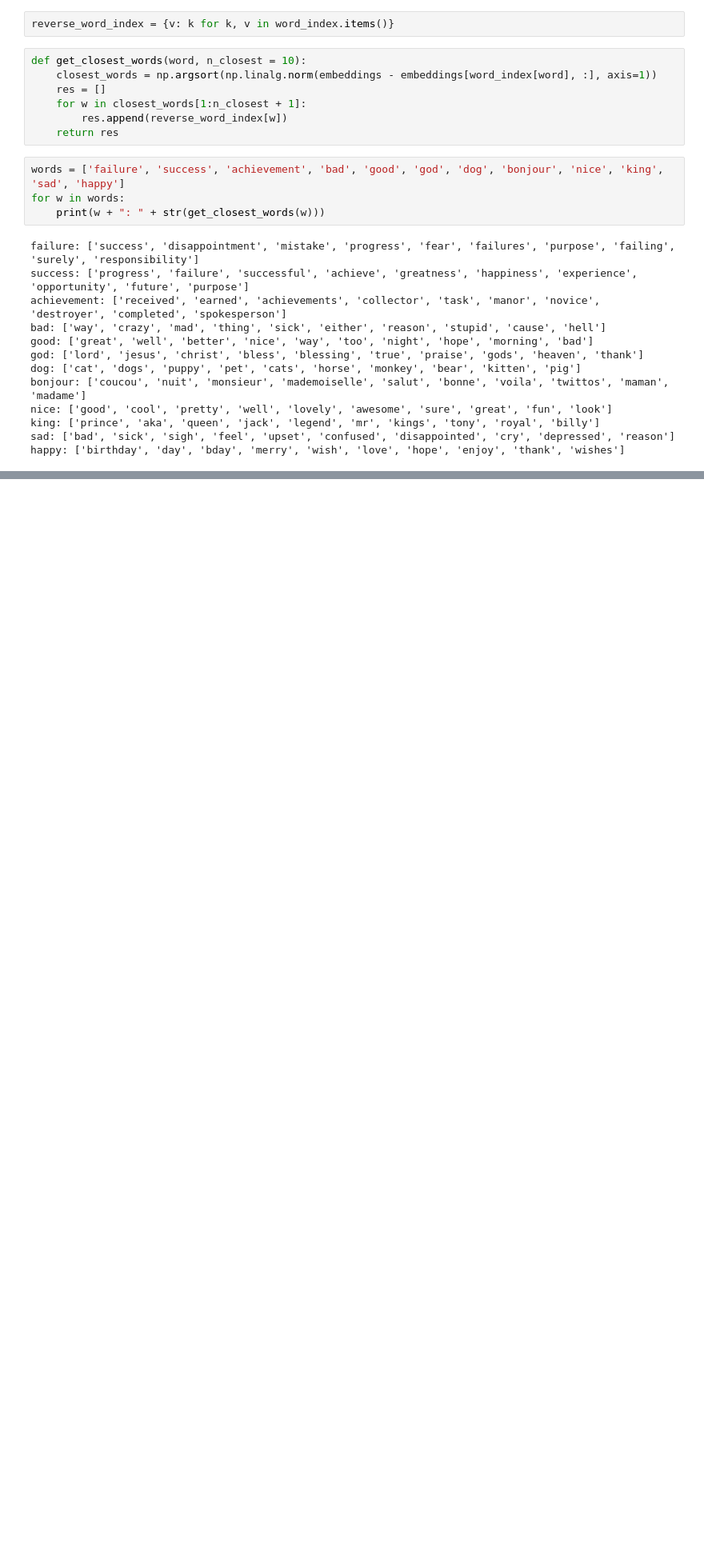
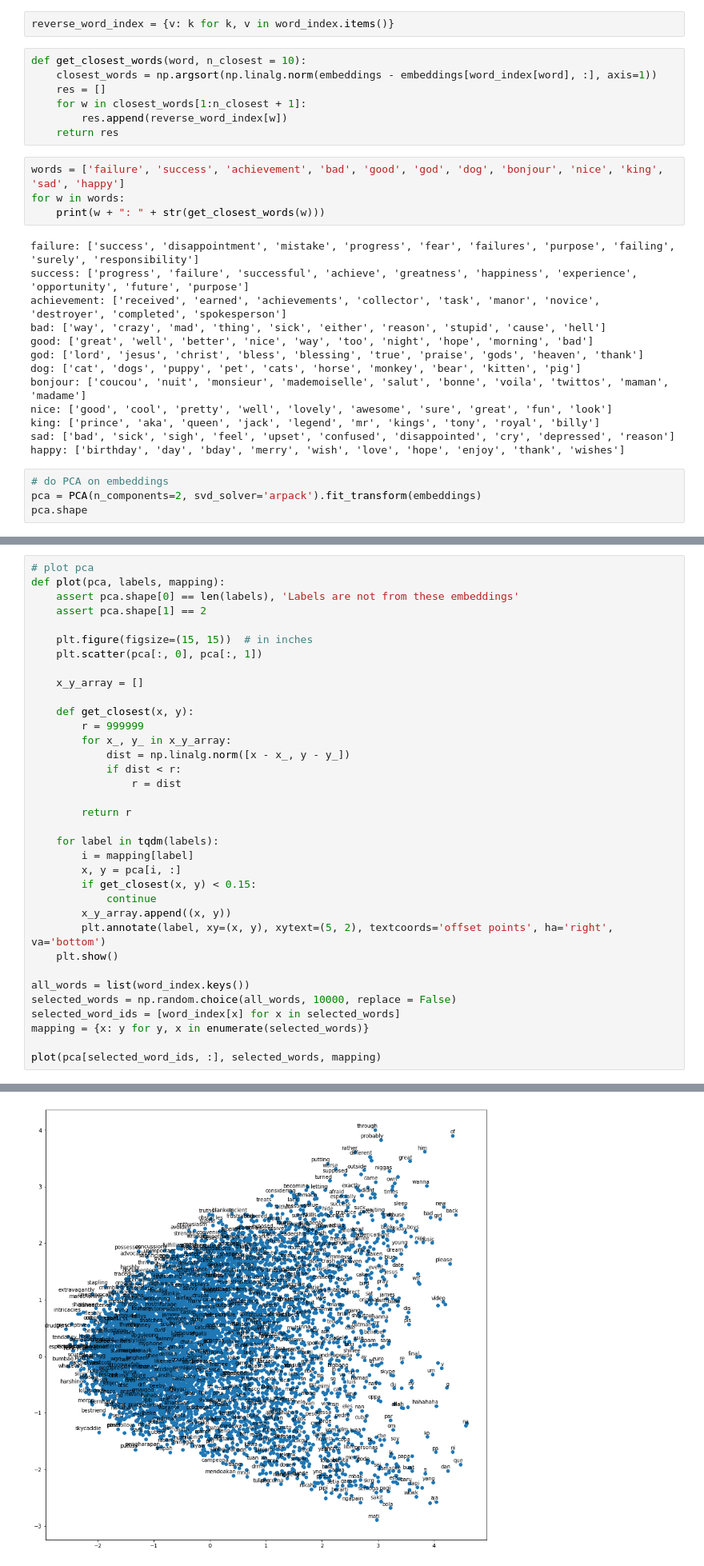
Before and after one commit to EPFLMachineLearningTeamYoor/Project02, a Jupyter notebook: nn/check_embeddings.ipynb, the cells around one changed output, grey strips where cells are left out. Shown: that part at 80% size. Saved outputs shown, nothing was run; the diff lists cells and outputs as text; blank space fills up the shorter version.

Commit message:
Add original glove embeddings PCA plot; Fix #13

```diff
--- a/nn/check_embeddings.ipynb
+++ b/nn/check_embeddings.ipynb
@@ -219,3 +216,7 @@ nice: ['good', 'cool', 'pretty', 'well', 'lovely', 'awesome', 'sure', 'great', '
 king: ['prince', 'aka', 'queen', 'jack', 'legend', 'mr', 'kings', 'tony', 'royal', 'billy']
 sad: ['bad', 'sick', 'sigh', 'feel', 'upset', 'confused', 'disappointed', 'cry', 'depressed', 'reason']
 happy: ['birthday', 'day', 'bday', 'merry', 'wish', 'love', 'hope', 'enjoy', 'thank', 'wishes']
+# %%
+# do PCA on embeddings
+pca = PCA(n_components=2, svd_solver='arpack').fit_transform(embeddings)
+pca.shape
@@ -221,0 +225,36 @@ happy: ['birthday', 'day', 'bday', 'merry', 'wish', 'love', 'hope', 'enjoy', 'th
+# %%
+# plot pca
+def plot(pca, labels, mapping):
+    assert pca.shape[0] == len(labels), 'Labels are not from these embeddings'
+    assert pca.shape[1] == 2
+
+    plt.figure(figsize=(15, 15))  # in inches
+    plt.scatter(pca[:, 0], pca[:, 1])
+
+    x_y_array = []
+
+    def get_closest(x, y):
+        r = 999999
+        for x_, y_ in x_y_array:
+            dist = np.linalg.norm([x - x_, y - y_])
+            if dist < r:
+                r = dist
+
+        return r
+
+    for label in tqdm(labels):
+        i = mapping[label]
+        x, y = pca[i, :]
+        if get_closest(x, y) < 0.15:
+            continue
+        x_y_array.append((x, y))
+        plt.annotate(label, xy=(x, y), xytext=(5, 2), textcoords='offset points', ha='right', va='bottom')
+    plt.show()
+
+all_words = list(word_index.keys())
+selected_words = np.random.choice(all_words, 10000, replace = False)
+selected_word_ids = [word_index[x] for x in selected_words]
+mapping = {x: y for y, x in enumerate(selected_words)}
+
+plot(pca[selected_word_ids, :], selected_words, mapping)
+# %% [output]
@@ -221,0 +269 @@ happy: ['birthday', 'day', 'bday', 'merry', 'wish', 'love', 'hope', 'enjoy', 'th
+[figure, added]
```
Also changed, not shown: parts of 3 cells of this notebook.
